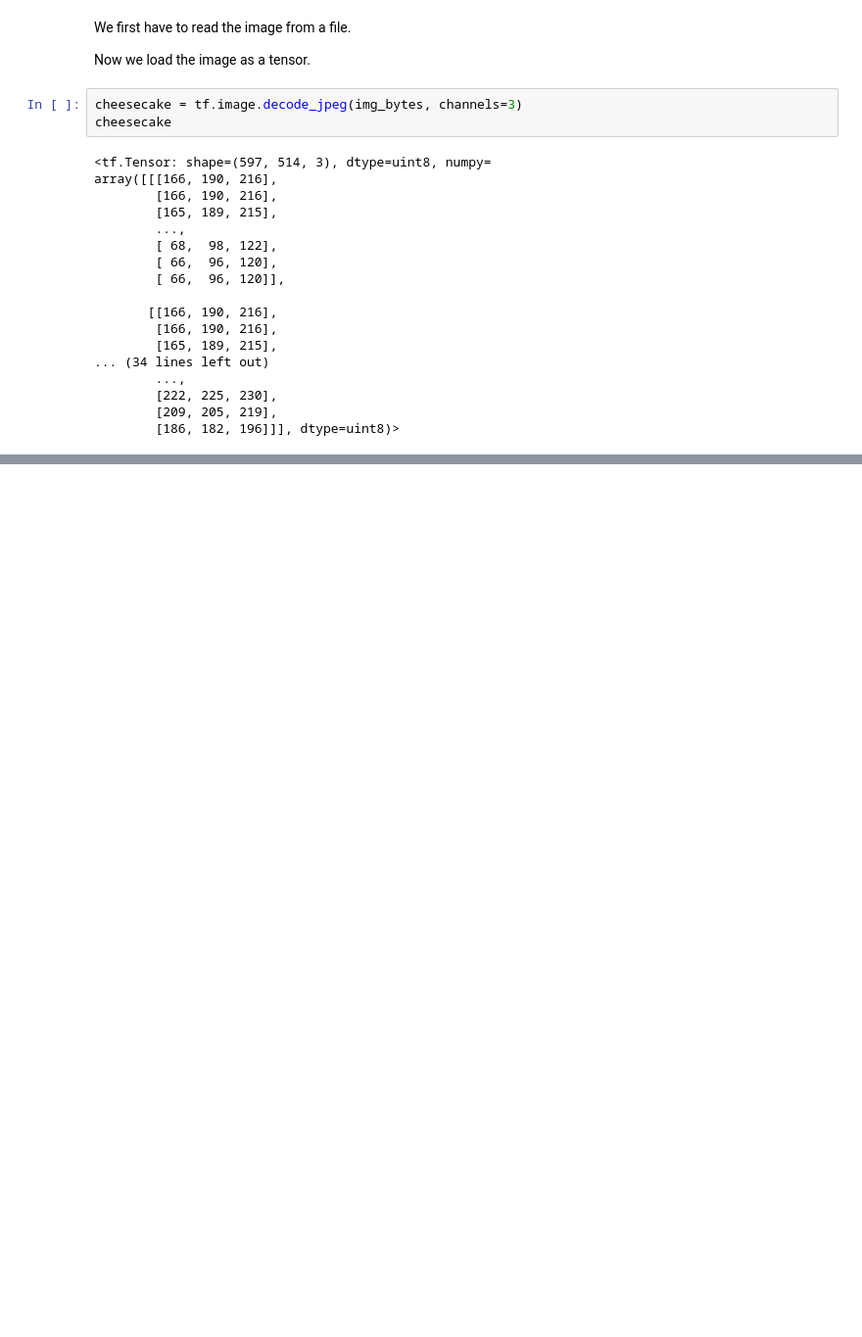
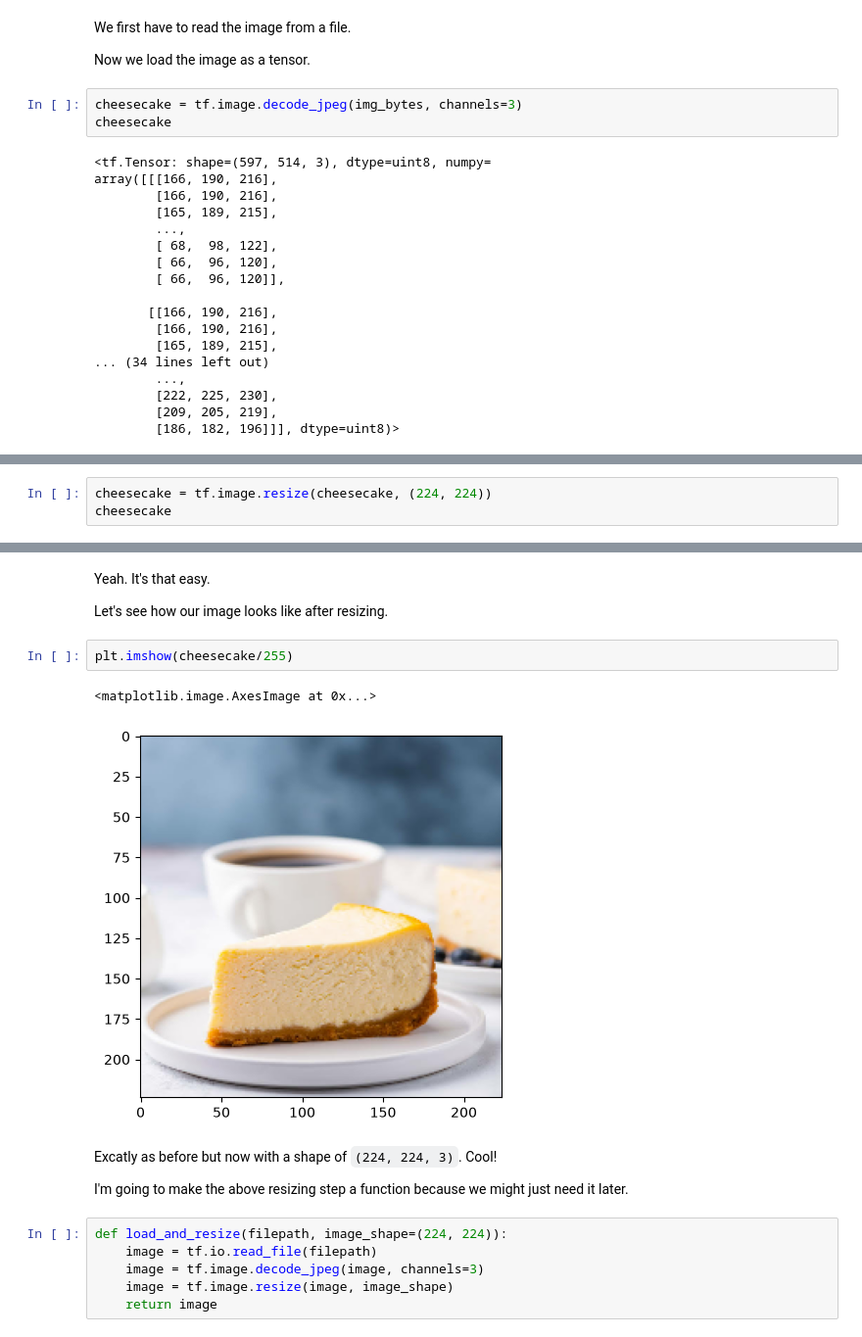
Before and after one commit to RishatTalukder/Deep_Learning_With_Tensorflow, a Jupyter notebook: 4_Convolutional_Neural_network/1_CNN.ipynb, the cells around one changed output, grey strips where cells are left out. Shown at 98% size. Saved outputs shown, nothing was run; the diff lists cells and outputs as text; blank space fills up the shorter version.

Commit message:
custom image precited

```diff
--- a/4_Convolutional_Neural_network/1_CNN.ipynb
+++ b/4_Convolutional_Neural_network/1_CNN.ipynb
@@ -1461,0 +1462,3 @@ There! successfully loaded
+# %%
+cheesecake = tf.image.resize(cheesecake, (224, 224))
+cheesecake
@@ -1461,0 +1483,19 @@ There! successfully loaded
+# %% [markdown]
+Yeah. It's that easy.
+
+Let's see how our image looks like after resizing.
+# %%
+plt.imshow(cheesecake/255)
+# %% [output]
+<matplotlib.image.AxesImage at 0x...>
+[figure, added]
+# %% [markdown]
+Excatly as before but now with a shape of `(224, 224, 3)`. Cool!
+
+I'm going to make the above resizing step a function because we might just need it later.
+# %%
+def load_and_resize(filepath, image_shape=(224, 224)):
+    image = tf.io.read_file(filepath)
+    image = tf.image.decode_jpeg(image, channels=3)
+    image = tf.image.resize(image, image_shape)
+    return image
```
Also changed, not shown: parts of 11 cells of this notebook, 1 other file.
